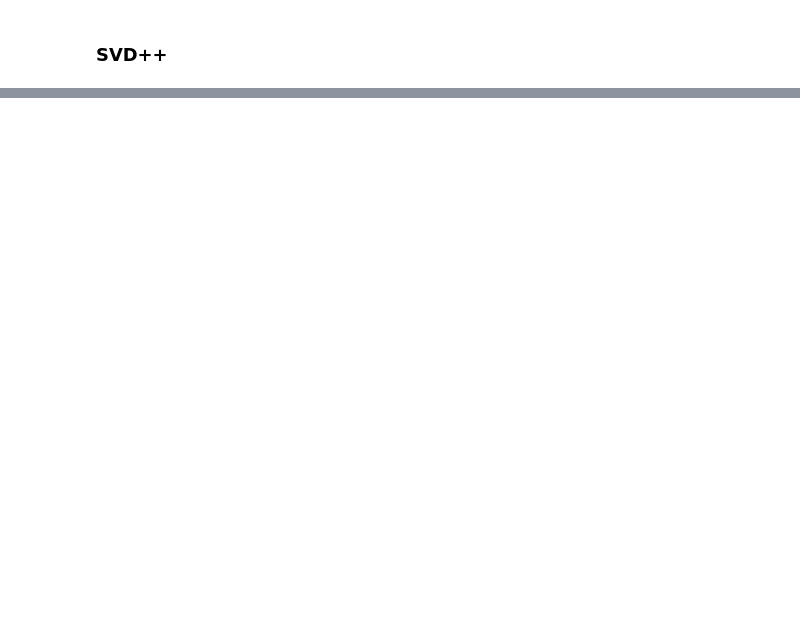
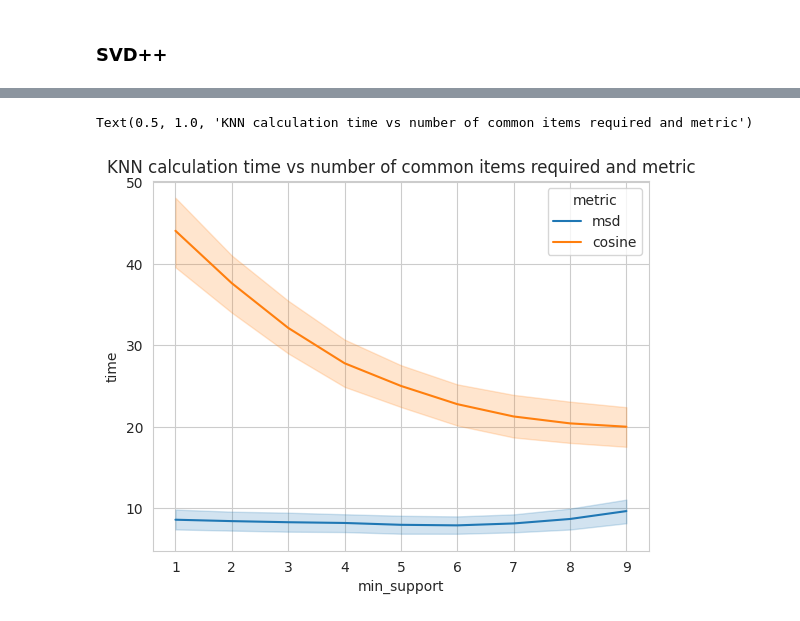
Before and after one commit to voorhs/recsys, a Jupyter notebook: hw1/exps.ipynb, the cells around one changed output, grey strips where cells are left out. Cells and saved outputs as stored; diff of their text form; code cells hidden in the pictures; blank space fills up the shorter version.

```diff
--- a/hw1/exps.ipynb
+++ b/hw1/exps.ipynb
@@ -382,0 +606,7 @@ dill.dump_session('session_3.db')
+# %%
+df_ = df[df.k == 10]
+sns.lineplot(df, y='time', x='min_support', hue='metric')
+plt.title('KNN calculation time vs number of common items required and metric')
+# %% [output]
+Text(0.5, 1.0, 'KNN calculation time vs number of common items required and metric')
+[figure, added]
```
Also changed, not shown: parts of 56 cells of this notebook.
